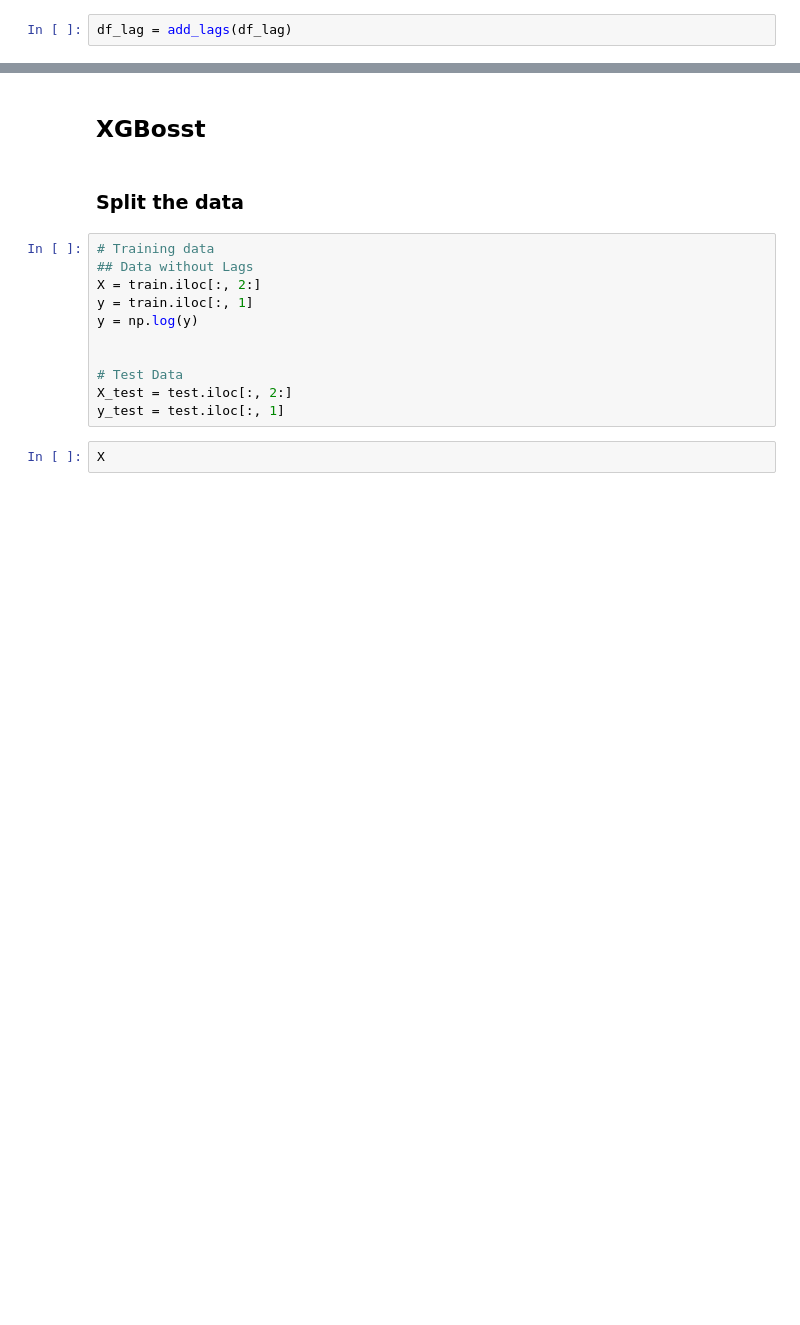
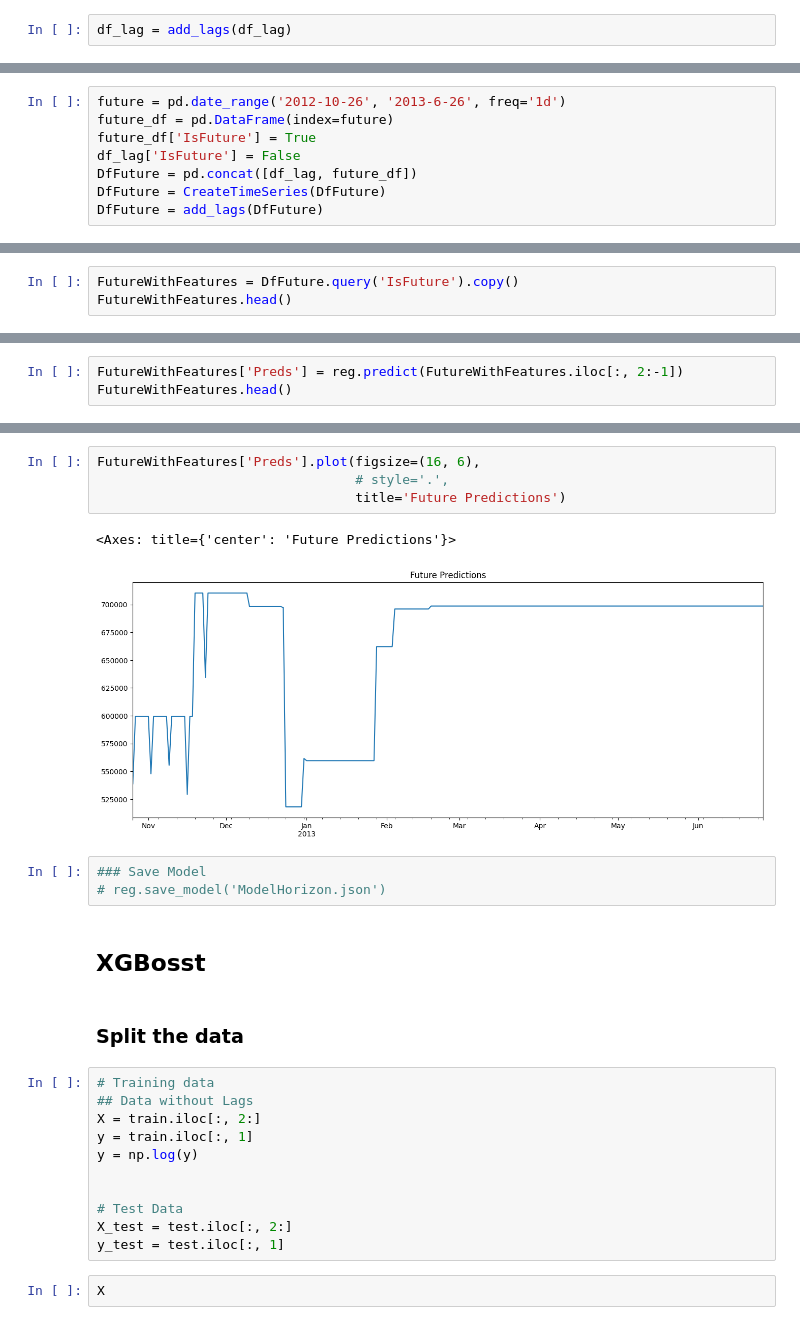
Before and after one commit to katasrofi/sales_performance, a Jupyter notebook: Forecasting.ipynb, the cells around one changed output, grey strips where cells are left out. Saved outputs shown, nothing was run; the diff lists cells and outputs as text; blank space fills up the shorter version.

```diff
--- a/Forecasting.ipynb
+++ b/Forecasting.ipynb
@@ -358,0 +372,8 @@ Score log value:
+# %%
+future = pd.date_range('2012-10-26', '2013-6-26', freq='1d')
+future_df = pd.DataFrame(index=future)
+future_df['IsFuture'] = True
+df_lag['IsFuture'] = False
+DfFuture = pd.concat([df_lag, future_df])
+DfFuture = CreateTimeSeries(DfFuture)
+DfFuture = add_lags(DfFuture)
@@ -358,0 +389,3 @@ Score log value:
+# %%
+FutureWithFeatures = DfFuture.query('IsFuture').copy()
+FutureWithFeatures.head()
@@ -358,0 +399,3 @@ Score log value:
+# %%
+FutureWithFeatures['Preds'] = reg.predict(FutureWithFeatures.iloc[:, 2:-1])
+FutureWithFeatures.head()
@@ -359,3 +409,13 @@ Score log value:
+# %%
+FutureWithFeatures['Preds'].plot(figsize=(16, 6),
+                                 # style='.',
+                                 title='Future Predictions')
+# %% [output]
+<Axes: title={'center': 'Future Predictions'}>
+[figure, added]
+# %%
+### Save Model
+# reg.save_model('ModelHorizon.json')
 # %% [markdown]
 ## XGBosst
 # %% [markdown]
```
Also changed, not shown: parts of 29 cells of this notebook, 8 other files.
